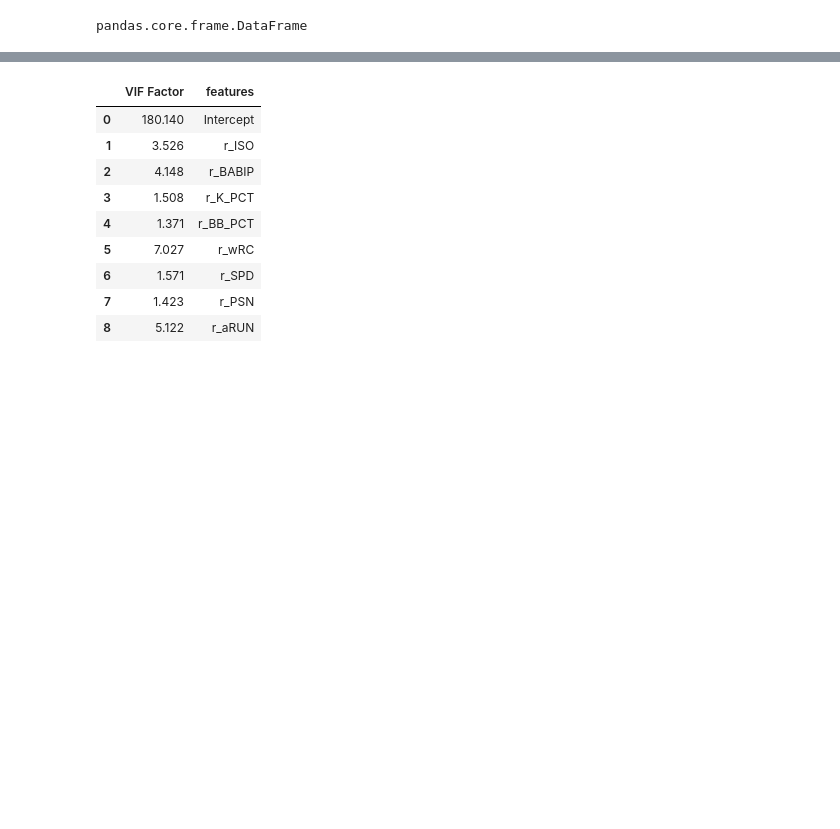
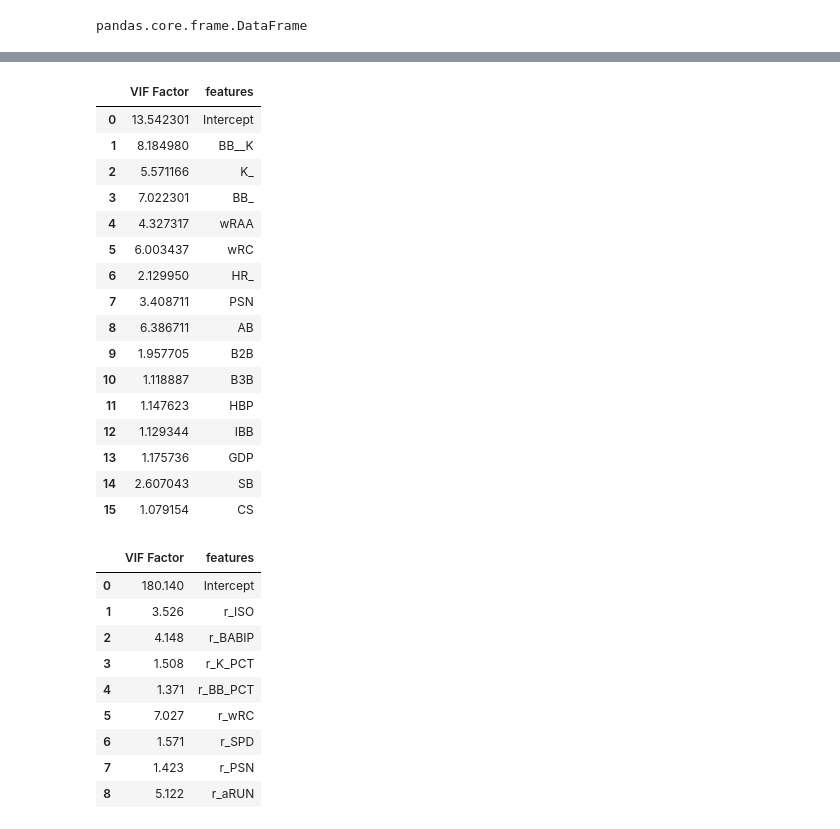
Before and after one commit to CHO-MINJUNG/BigContest2020, a Jupyter notebook: 다중공선성_VIF기법.ipynb, the cells around one changed output, grey strips where cells are left out. Drawn from its saved outputs; the diff is of its cells as text; code cells hidden in the pictures; blank space fills up the shorter version.

```diff
--- a/다중공선성_VIF기법.ipynb
+++ b/다중공선성_VIF기법.ipynb
@@ -114,3 +136,35 @@ vif["feau"]
+# %%
+import numpy as np
+import seaborn as sns
+from patsy import dmatrices
+import statsmodels.api as sm;
+from statsmodels.stats.outliers_influence import variance_inflation_factor
+%matplotlib inline
+
+Y, X= dmatrices('평균득점~BB__K+K_+BB_+wRAA+wRC+HR_+PSN+AB+B2B+B3B+HBP+IBB+GDP+SB+CS', team, return_type = 'dataframe')
+
+vif = pd.DataFrame()
+vif["VIF Factor"] = [variance_inflation_factor(X.values, i) for i in range(X.shape[1])]
+vif["features"] = X.columns
+vif
+# %% [output]
+|  | VIF Factor | features |
+| 0 | 13.542301 | Intercept |
+| 1 | 8.184980 | BB__K |
+| 2 | 5.571166 | K_ |
+| 3 | 7.022301 | BB_ |
+| 4 | 4.327317 | wRAA |
+| 5 | 6.003437 | wRC |
+| 6 | 2.129950 | HR_ |
+| 7 | 3.408711 | PSN |
+| 8 | 6.386711 | AB |
+| 9 | 1.957705 | B2B |
+| 10 | 1.118887 | B3B |
+| 11 | 1.147623 | HBP |
+| 12 | 1.129344 | IBB |
+| 13 | 1.175736 | GDP |
+| 14 | 2.607043 | SB |
+| 15 | 1.079154 | CS |
 # %%
 Y, X= dmatrices('RUN~r_ISO+r_BABIP+r_K_PCT+r_BB_PCT+r_wRC+r_SPD+r_PSN+r_aRUN', teamhitter_r, return_type = 'dataframe')
 
```
Also changed, not shown: parts of 8 cells of this notebook.
